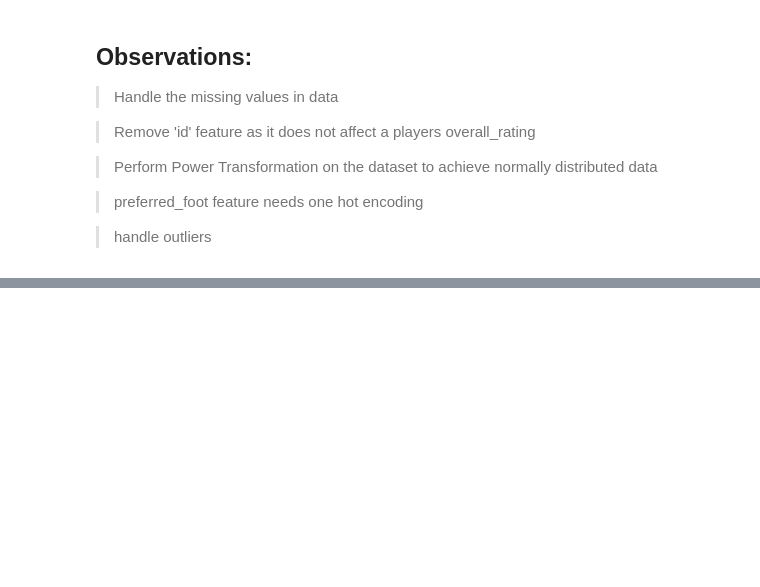
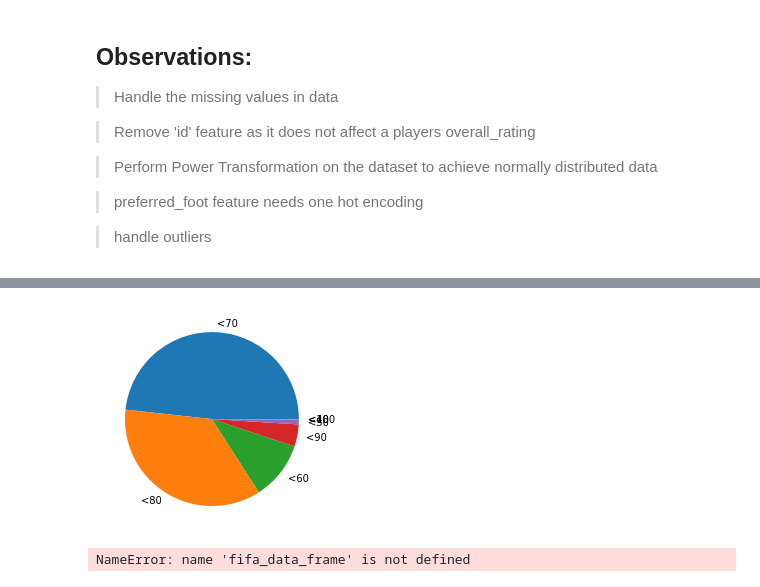
Before and after one commit to shiv0112/ml_project_fifa, a Jupyter notebook: notebooks/EDA.ipynb, the cells around one changed output, grey strips where cells are left out. Cells and saved outputs as stored; diff of their text form; code cells hidden in the pictures; blank space fills up the shorter version.

Commit message:
data_ingestion

```diff
--- a/notebooks/EDA.ipynb
+++ b/notebooks/EDA.ipynb
@@ -307,0 +312,2 @@ df.to_csv('data.csv',index=None)
+# %%
+df = df.dropna(subset=['overall_rating'])
@@ -307,0 +330,6 @@ df.to_csv('data.csv',index=None)
+# %%
+df["rating_cat"] = pd.cut(
+                df["overall_rating"],
+                bins=[30.0,40.0,50.0,60.0,70.0,80.0,90.0,np.inf],
+                labels=['<40','<50','<60','<70','<80','<90','<100']
+            )
@@ -307,0 +352,5 @@ df.to_csv('data.csv',index=None)
+# %%
+plt.pie(df["rating_cat"].value_counts(),labels=df.rating_cat.value_counts().index)
+plt.show()
+# %% [output]
+[figure, added]
@@ -307,0 +362,6 @@ df.to_csv('data.csv',index=None)
+# %%
+for train_index,test_index in split.split(fifa_data_frame, fifa_data_frame["overall_rating"]):
+    strat_train_set = fifa_data_frame.loc[train_index].drop(["overall_rating"],axis=1)
+    strat_test_set = fifa_data_frame.loc[test_index].drop(["overall_rating"],axis=1)
+# %% [output]
+NameError: name 'fifa_data_frame' is not defined
```
Also changed, not shown: parts of 13 cells of this notebook, 21 other files.
